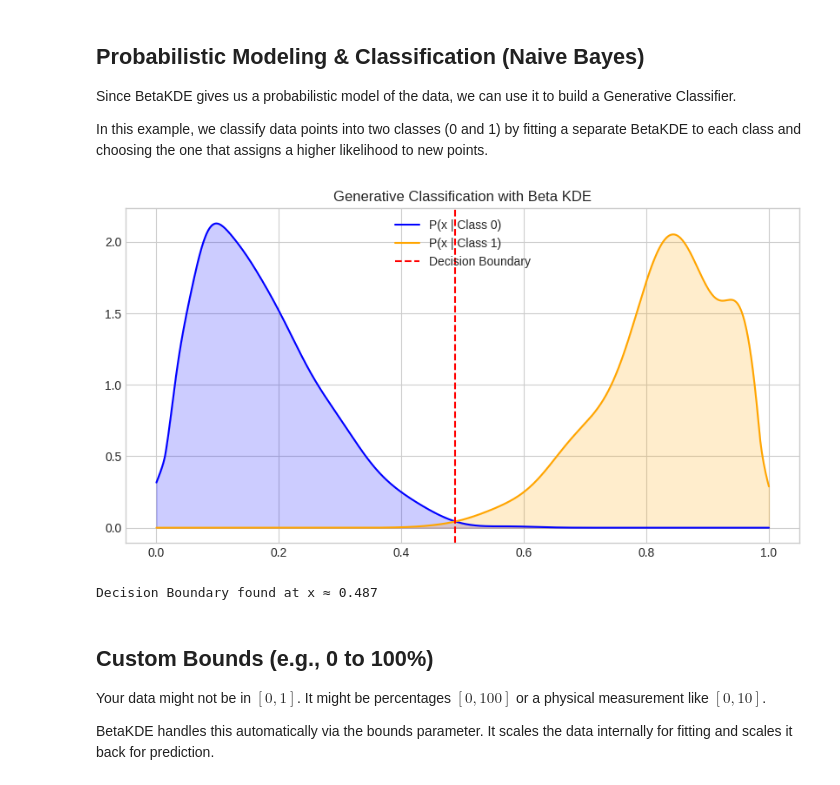
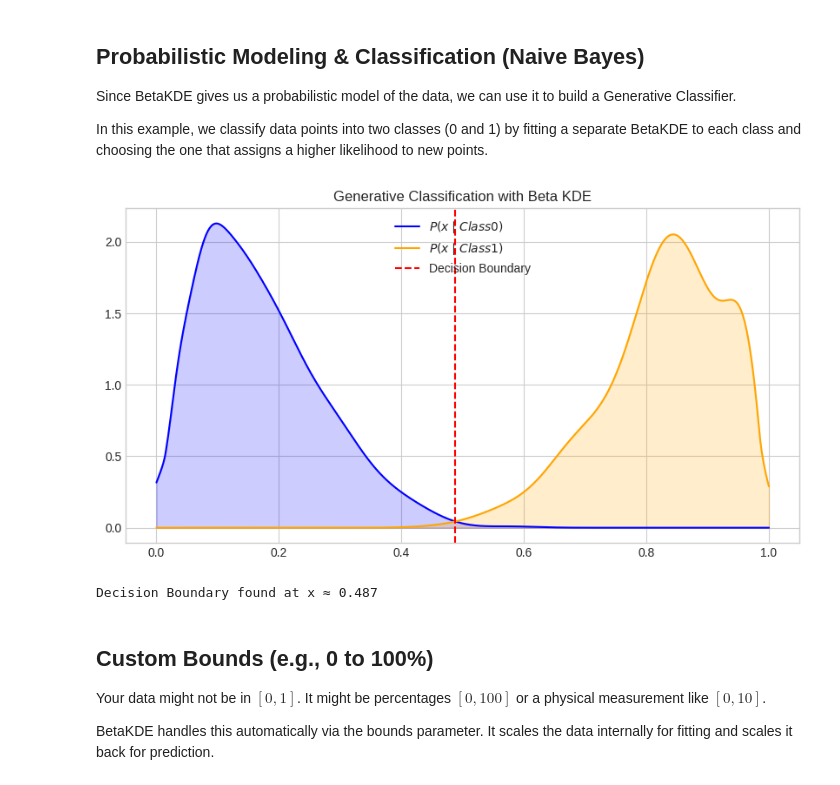
Before and after one commit to egonmedhatten/beta-kde, a Jupyter notebook: examples/tutorial.ipynb, the cells around one changed output. Saved outputs shown, nothing was run; the diff lists cells and outputs as text; code cells hidden in the pictures.

```diff
--- a/examples/tutorial.ipynb
+++ b/examples/tutorial.ipynb
@@ -141,36 +141,36 @@ kde1 = BetaKDE(bandwidth='beta-reference').fit(X1)
 
 # 3. Predict on Grid
 x_grid = np.linspace(0, 1, 1000).reshape(-1, 1)
 
 # Calculate Log-Likelihoods for each class
 log_prob_0 = kde0.score_samples(x_grid) + np.log(0.5) # Assuming equal priors
 log_prob_1 = kde1.score_samples(x_grid) + np.log(0.5)
 
 # Decision Boundary: Where prob_0 == prob_1
 boundary_idx = np.argwhere(np.diff(np.sign(log_prob_0 - log_prob_1))).flatten()
 decision_boundary = x_grid[boundary_idx]
 
 # 4. Plot
 plt.figure(figsize=(10, 5))
 
 # Plot Densities
-plt.plot(x_grid, np.exp(log_prob_0), label='P(x | Class 0)', color='blue')
-plt.plot(x_grid, np.exp(log_prob_1), label='P(x | Class 1)', color='orange')
+plt.plot(x_grid, np.exp(log_prob_0), label=r'$P(x \mid Class 0)$', color='blue')
+plt.plot(x_grid, np.exp(log_prob_1), label=r'$P(x \mid Class 1)$', color='orange')
 
 # Plot Decision Boundary
 for b in decision_boundary:
     plt.axvline(b, color='red', linestyle='--', label='Decision Boundary')
 
 plt.fill_between(x_grid.flatten(), 0, np.exp(log_prob_0), alpha=0.2, color='blue')
 plt.fill_between(x_grid.flatten(), 0, np.exp(log_prob_1), alpha=0.2, color='orange')
 
 plt.title("Generative Classification with Beta KDE")
 plt.legend()
 plt.show()
 
 print(f"Decision Boundary found at x ≈ {decision_boundary[0][0]:.3f}")
 # %% [output]
-[figure, old version]
+[figure, new version]
 Decision Boundary found at x ≈ 0.487
 # %% [markdown]
 ## Custom Bounds (e.g., 0 to 100%)
```
Also changed, not shown: parts of 6 cells of this notebook.
